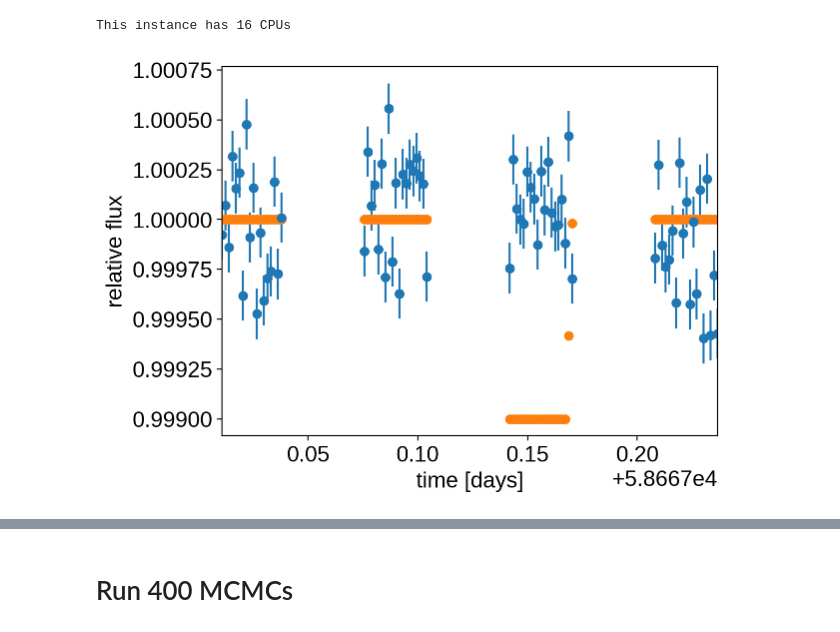
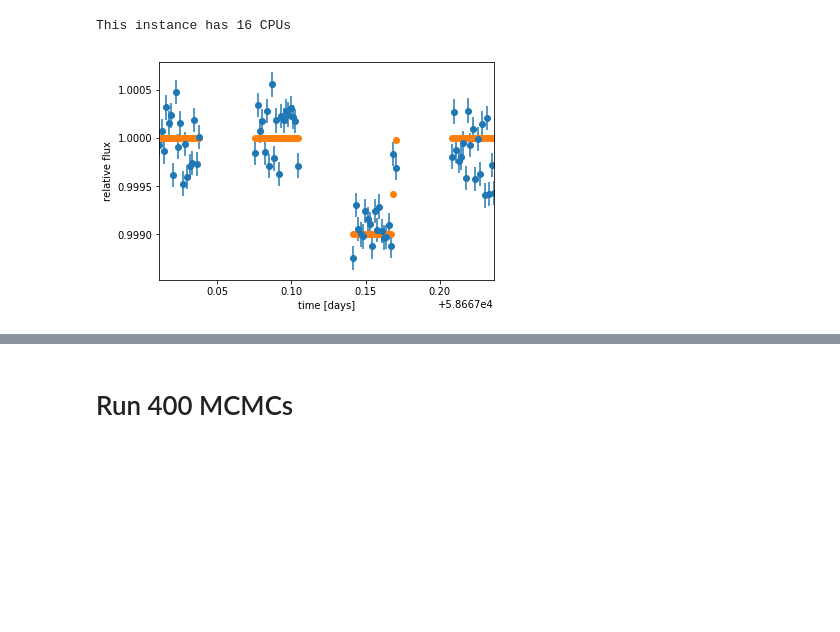
Before and after one commit to exowanderer/arctor, a Jupyter notebook: notebooks/example_exoplanet_transit_mcmc_fitting_tutorial_multi-mcmc_xcenter.ipynb, the cells around one changed output, grey strips where cells are left out. Drawn from its saved outputs; the diff is of its cells as text; code cells hidden in the pictures; blank space fills up the shorter version.

```diff
--- a/notebooks/example_exoplanet_transit_mcmc_fitting_tutorial_multi-mcmc_xcenter.ipynb
+++ b/notebooks/example_exoplanet_transit_mcmc_fitting_tutorial_multi-mcmc_xcenter.ipynb
@@ -150,13 +159,13 @@ edepth = np.sqrt(1000/1e6)
 orbit = xo.orbits.KeplerianOrbit(period=period, t0=t0, b=b)
 injected_light_curves = xo.LimbDarkLightCurve(u).get_light_curve(orbit=orbit, r=edepth, t=times).eval().flatten()
 # %%
-plt.errorbar(times, flux, yerr, fmt='o')
+plt.errorbar(times, flux * (injected_light_curves+1), yerr, fmt='o')
 plt.plot(times, injected_light_curves+1,'o')
 plt.ylabel("relative flux")
 plt.xlabel("time [days]")
 plt.xlim(times.min(), times.max());
 # %% [output]
-[figure, old version]
+[figure, new version]
 # %%
 t0_wasp43 = 55528.3684  # exo.mast.stsci.edu
 n_epochs = np.int(np.round(((time_med - t0_wasp43) / period)-0.5))
```
Also changed, not shown: parts of 18 cells of this notebook.
